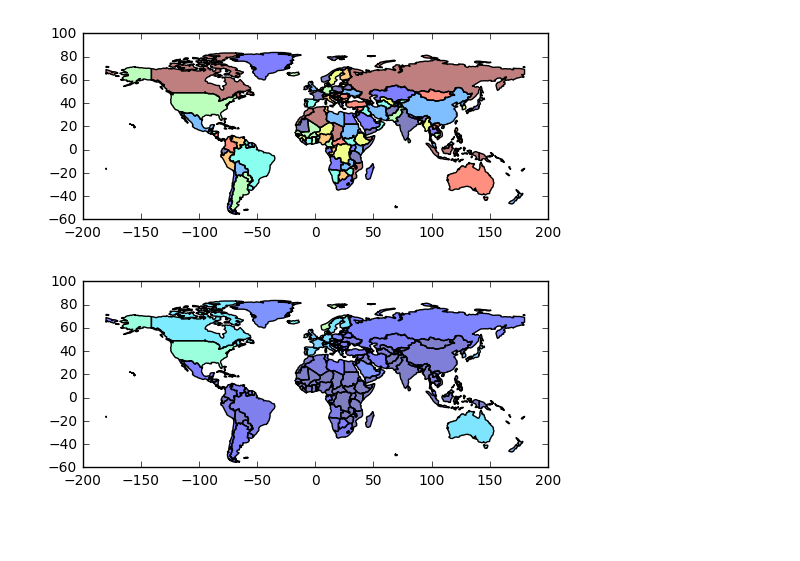
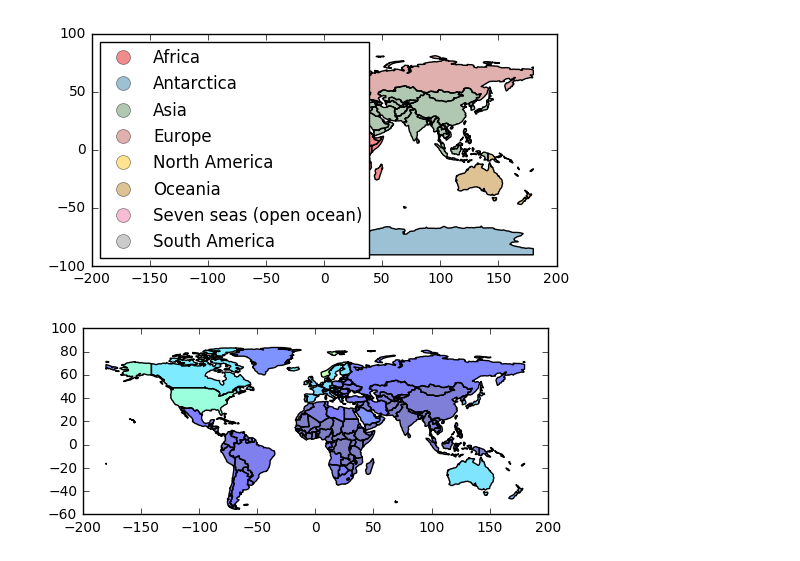
Before and after one commit to cosmicBboy/syria-project, a Jupyter notebook: examples/basic_geopandas_examples.ipynb, the cells around one changed output. Cells and saved outputs as stored; diff of their text form; code cells hidden in the pictures; blank space fills up the shorter version.

Commit message:
added first draft of plots

```diff
--- a/examples/basic_geopandas_examples.ipynb
+++ b/examples/basic_geopandas_examples.ipynb
@@ -20,8 +20,8 @@ world.head()
 # %%
 # basic plot
-world.plot();
+world.plot(column="continent", legend=True);
 # %% [output]
-[figure, old version]
+[figure, new version]
 # %%
 # chloropleth maps
 world = world[(world.pop_est > 0) & (world.name != "Antarctica")]
```
Also changed, not shown: parts of 1 cell of this notebook, 1 other file.
